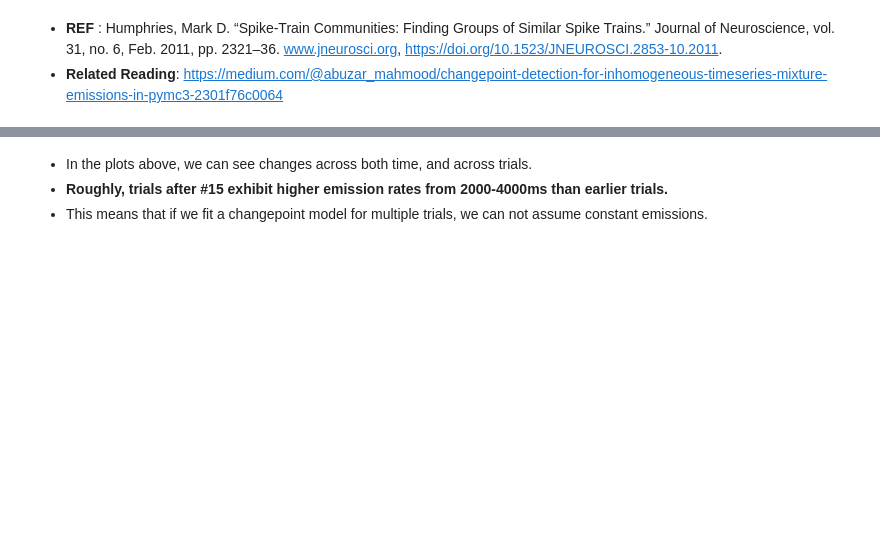
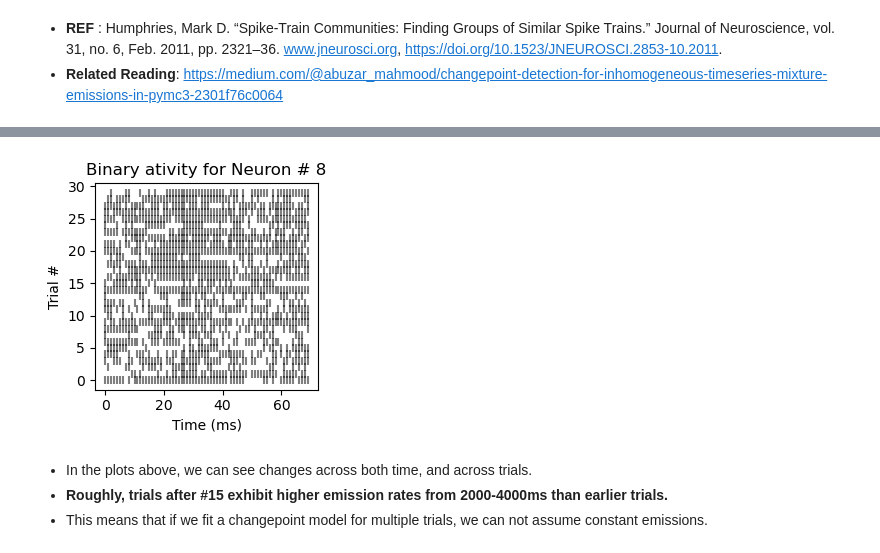
Before and after one commit to abuzarmahmood/pymcon_bayesian_changepoint, a Jupyter notebook: Bayesian_Changepoint_Zoo_neural_data.ipynb, the cells around one changed output, grey strips where cells are left out. Drawn from its saved outputs; the diff is of its cells as text; code cells hidden in the pictures; blank space fills up the shorter version.

```diff
--- a/Bayesian_Changepoint_Zoo_neural_data.ipynb
+++ b/Bayesian_Changepoint_Zoo_neural_data.ipynb
@@ -215,12 +219,14 @@ bernoulli_data.shape
 # %%
 # Plot raw and processed data
 fig,ax  = plt.subplots(1,1, figsize = (3,3))
-ax.scatter(*np.where(bernoulli_data[:, nrn_ind])[::-1], color = 'k', marker = '|', alpha = 0.5)
+ax.scatter(*np.where(bernoulli_data)[::-1], color = 'k', marker = '|', alpha = 0.5)
 ax.set_xlabel('Time (ms)');
 ax.set_ylabel('Trial #');
 ax.set_title(f'Binary ativity for Neuron # {nrn_ind}');
 
 plt.tight_layout()
+# %% [output]
+[figure, added]
 # %% [markdown]
 - In the plots above, we can see changes across both time, and across trials.
 - **Roughly, trials after #15 exhibit higher emission rates from 2000-4000ms than earlier trials.**
```
Also changed, not shown: parts of 13 cells of this notebook, 9 other files.
